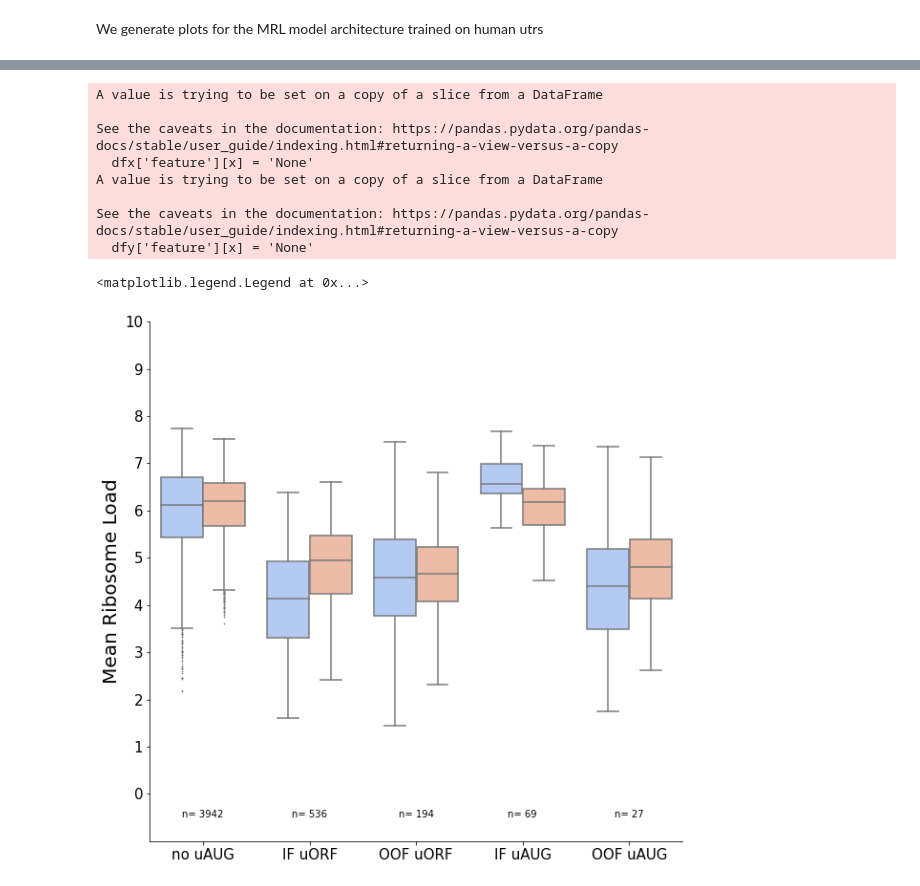
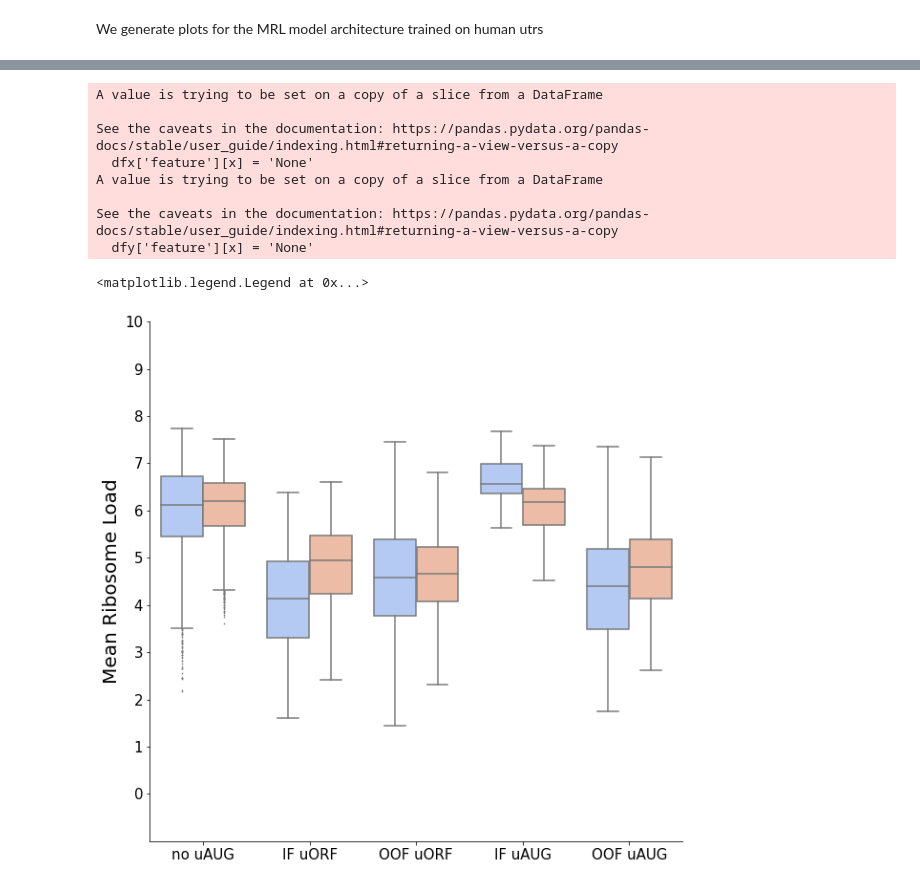
Before and after one commit to ohlerlab/mlcis, a Jupyter notebook: fig1_upstream_initiation.ipynb, the cells around one changed output, grey strips where cells are left out. Cells and saved outputs as stored; diff of their text form; code cells hidden in the pictures.

```diff
--- a/fig1_upstream_initiation.ipynb
+++ b/fig1_upstream_initiation.ipynb
@@ -279,38 +285,38 @@ comp_data_human = my_utils.barplot_mrl(test_human)
 fig, ax = plt.subplots(figsize = (10,10))
 fig = sns.boxplot(data=comp_data_human, x = 'feature', y = 'MRL', hue = 'pred',
                   palette= 'coolwarm', #{False:'skyblue', True:'orange'}
                   order = ['None', 'IF_uORF', 'OOF_uORF', 'NTEx', 'OOF_OV_uORF'],
                   flierprops={'markerfacecolor':'black', 'markersize':0.8})
 fig.set(ylim=(-1,10),yticks=range(0,11,1),
         xlabel='5UTR Sequence Feature',ylabel='Mean Ribosome Load')
 
 
 plt.xticks([0,1,2,3,4], ['no uAUG', 'IF uORF', 'OOF uORF', 'IF uAUG', 'OOF uAUG'], fontsize=15)
 plt.yticks(fontsize=15)
 plt.ylabel('Mean Ribosome Load', fontsize=20)
 plt.xlabel('')
 
 # calculate sample size per group and median to position labels in the plot
-medians = comp_data_human.groupby(['feature'])['MRL'].median().values
-n = comp_data_human['feature'][:(int(len(comp_data_human)/2))].value_counts().values
-n = [str(x) for x in n.tolist()]
-n = ["n= " + i for i in n]
+#medians = comp_data_human.groupby(['feature'])['MRL'].median().values
+#n = comp_data_human['feature'][:(int(len(comp_data_human)/2))].value_counts().values
+#n = [str(x) for x in n.tolist()]
+#n = ["n= " + i for i in n]
 
 # add everything to the plot
-pos = range(len(n))
-for tick, label in zip(pos, ax.get_xticklabels()):
-        ax.text(pos[tick], -0.5, n[tick], horizontalalignment='center', size='medium', color='black')
+#pos = range(len(n))
+#for tick, label in zip(pos, ax.get_xticklabels()):
+#        ax.text(pos[tick], -0.5, n[tick], horizontalalignment='center', size='medium', color='black')
 
 sns.despine()
 plt.legend([],[], frameon=False)
 # %% [output]
 A value is trying to be set on a copy of a slice from a DataFrame
 
 See the caveats in the documentation: https://pandas.pydata.org/pandas-docs/stable/user_guide/indexing.html#returning-a-view-versus-a-copy
   dfx['feature'][x] = 'None'
 A value is trying to be set on a copy of a slice from a DataFrame
 
 See the caveats in the documentation: https://pandas.pydata.org/pandas-docs/stable/user_guide/indexing.html#returning-a-view-versus-a-copy
   dfy['feature'][x] = 'None'
 <matplotlib.legend.Legend at 0x...>
-[figure, old version]
+[figure, new version]
```
Also changed, not shown: parts of 12 cells of this notebook, 4 other files.
